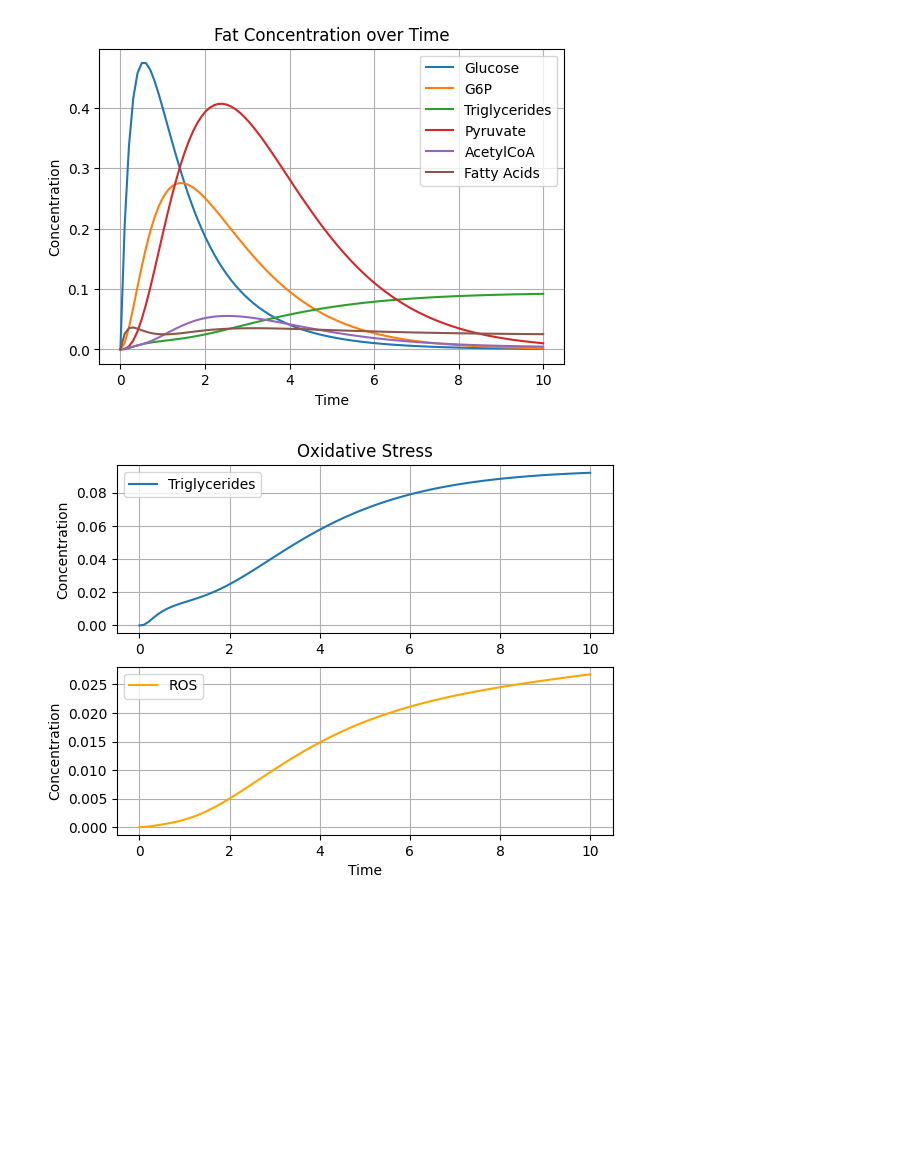
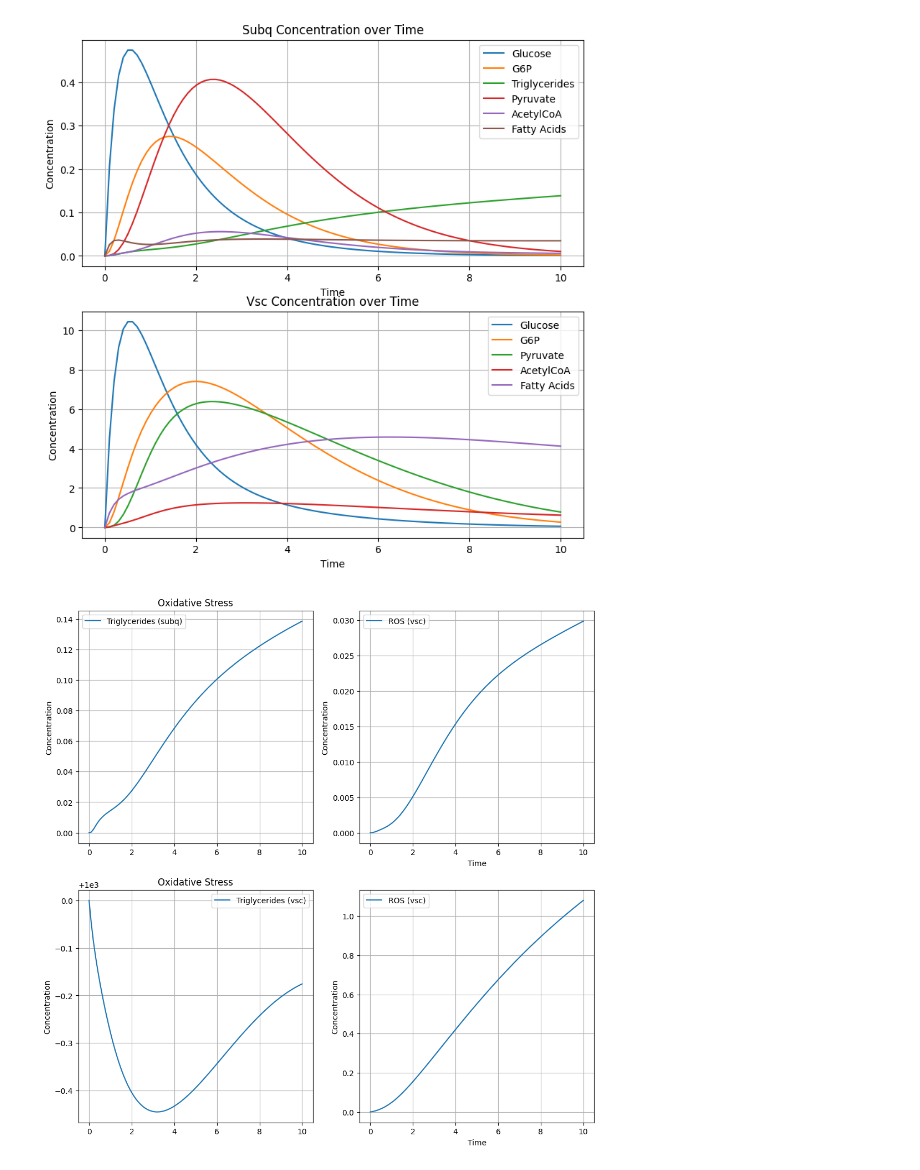
Before and after one commit to vivek-booshan/pkpd, a Jupyter notebook: food_metabolism/fat_refactor.ipynb, the cells around one changed output. Saved outputs shown, nothing was run; the diff lists cells and outputs as text; code cells hidden in the pictures; blank space fills up the shorter version.

```diff
--- a/food_metabolism/fat_refactor.ipynb
+++ b/food_metabolism/fat_refactor.ipynb
@@ -113,35 +188,59 @@ plt.grid(True)
 # %%
-plt.figure(figsize=(6, 9))
+plt.figure(figsize=(9, 9))
 plt.subplot(2, 1, 1)
 plt.plot(timespan, solution.y[Index.subq_glucose], label='Glucose')
 plt.plot(timespan, solution.y[Index.subq_G6P], label='G6P')
 plt.plot(timespan, solution.y[Index.subq_TAG], label='Triglycerides')
 plt.plot(timespan, solution.y[Index.subq_pyruvate], label='Pyruvate')
 plt.plot(timespan, solution.y[Index.subq_ACoA], label='AcetylCoA')
 plt.plot(timespan, solution.y[Index.subq_fattyacid], label='Fatty Acids')
 plt.xlabel('Time')
 plt.ylabel('Concentration')
-plt.title('Fat Concentration over Time')
+plt.title('Subq Concentration over Time')
 plt.legend()
 plt.grid(True)
+
+plt.subplot(2, 1, 2)
+plt.plot(timespan, solution.y[Index.vsc_glucose], label='Glucose')
+plt.plot(timespan, solution.y[Index.vsc_G6P], label='G6P')
+plt.plot(timespan, solution.y[Index.vsc_pyruvate], label='Pyruvate')
+plt.plot(timespan, solution.y[Index.vsc_ACoA], label='AcetylCoA')
+plt.plot(timespan, solution.y[Index.vsc_fattyacid], label='Fatty Acids')
+plt.xlabel('Time')
+plt.ylabel('Concentration')
+plt.title('Vsc Concentration over Time')
+plt.legend()
+plt.grid(True)
 # %% [output]
-[figure, old version]
+[figure, new version]
 # %%
-plt.subplot(2, 1, 1)
-plt.plot(timespan, solution.y[Index.subq_TAG], label='Triglycerides')
-
-
+plt.figure(figsize=(12, 12))
+plt.subplot(2, 2, 1)
+plt.plot(timespan, solution.y[Index.subq_TAG], label='Triglycerides (subq)')
 plt.ylabel('Concentration')
 plt.title('Oxidative Stress')
 plt.legend()
 plt.grid(True)
-plt.subplot(2, 1, 2)
 
-plt.plot(timespan, solution.y[Index.subq_ROS], label='ROS', color='orange')
+plt.subplot(2, 2, 2)
+plt.plot(timespan, solution.y[Index.subq_ROS], label='ROS (vsc)')
 plt.xlabel('Time')
 plt.ylabel('Concentration')
-
 plt.legend()
 plt.grid(True)
+
+plt.subplot(2, 2, 3)
+plt.plot(timespan, solution.y[Index.vsc_TAG], label='Triglycerides (vsc)')
+plt.ylabel('Concentration')
+plt.title('Oxidative Stress')
+plt.legend()
+plt.grid(True)
+
+plt.subplot(2, 2, 4)
+plt.plot(timespan, solution.y[Index.vsc_ROS], label='ROS (vsc)')
+plt.xlabel('Time')
+plt.ylabel('Concentration')
+plt.legend()
+plt.grid(True)
 # %% [output]
-[figure, old version]
+[figure, new version]
```
Also changed, not shown: parts of 6 cells of this notebook, 3 other files.
